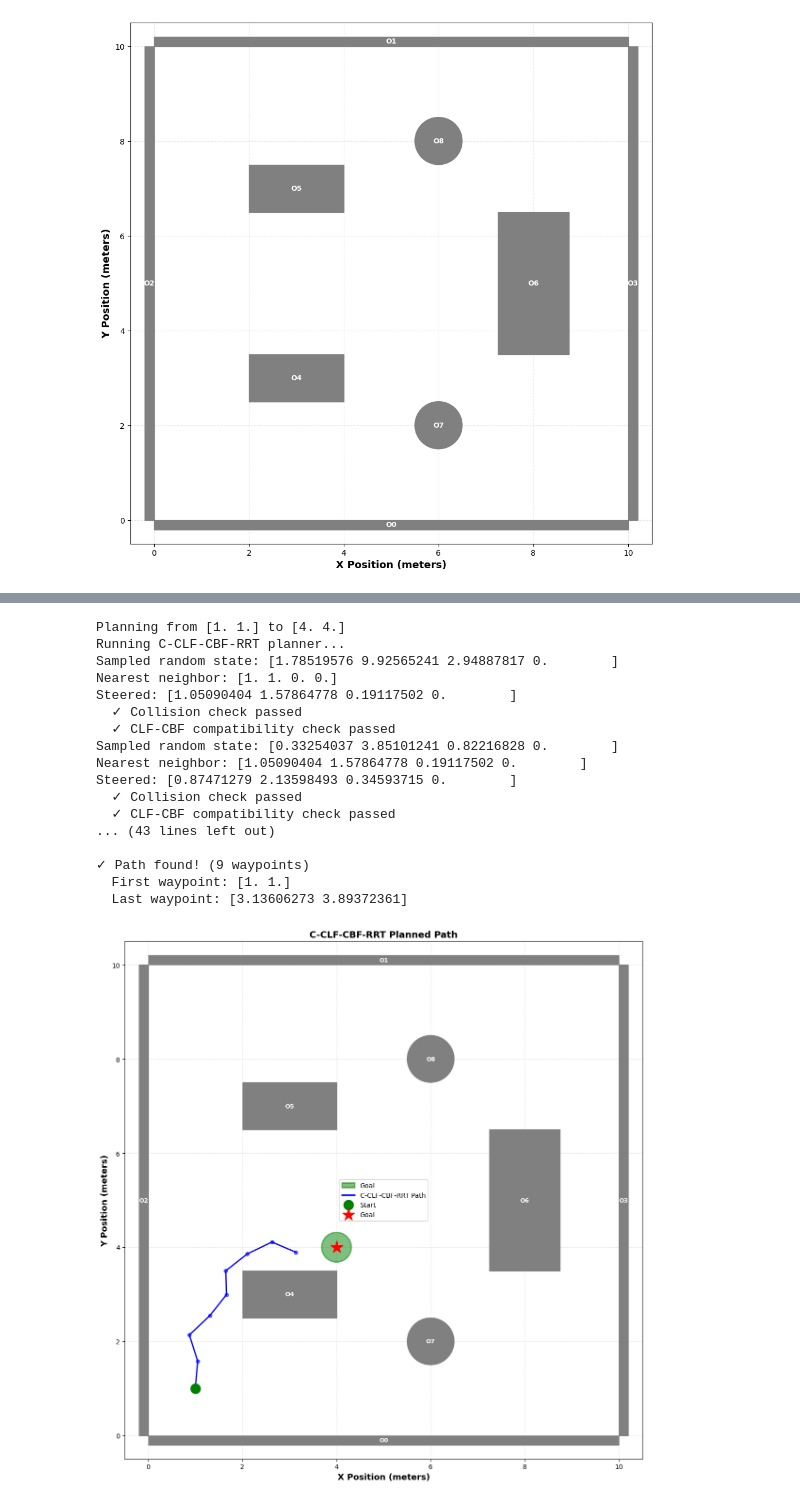
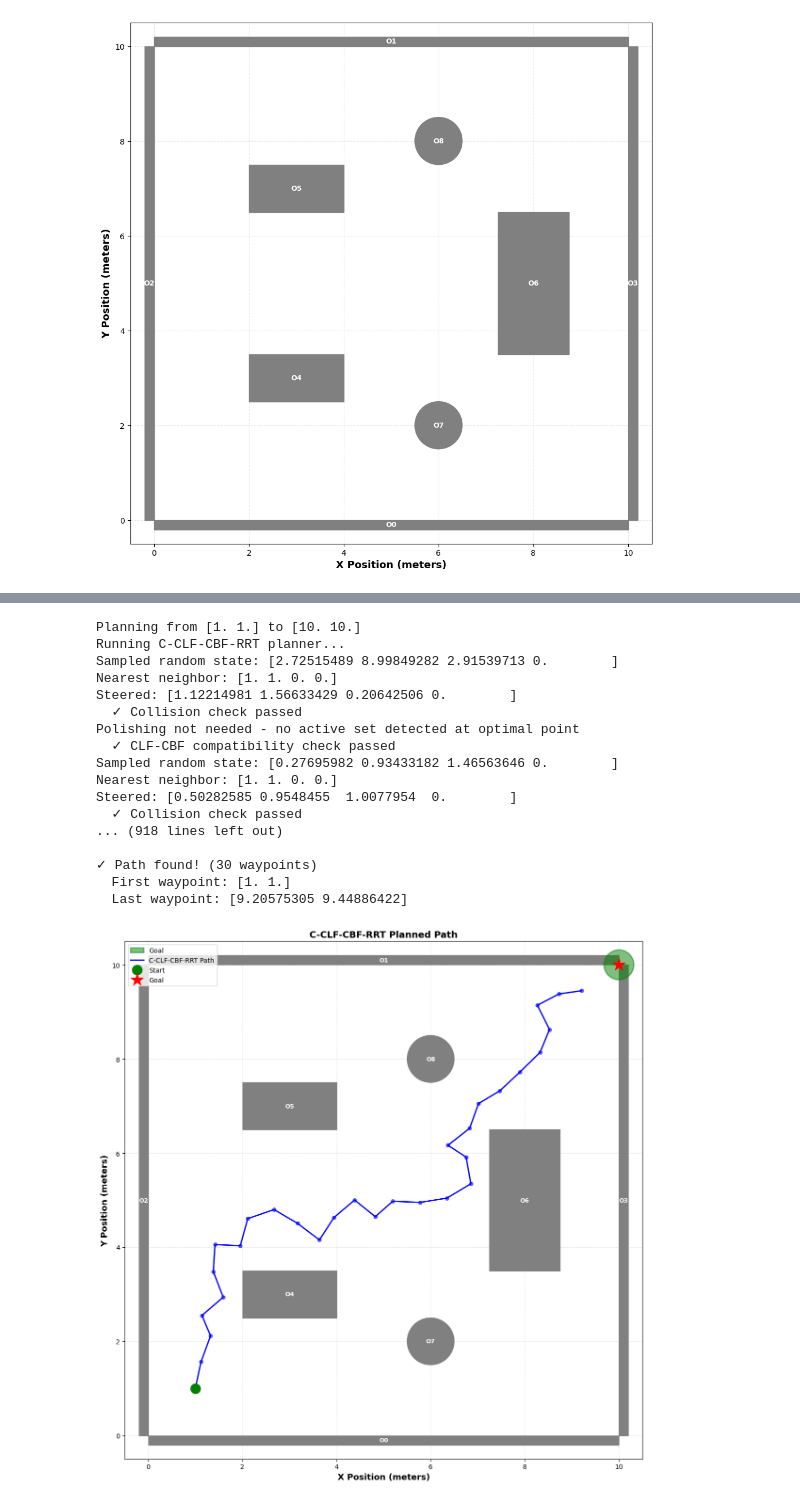
Before and after one commit to mtaruno/long-horizon, a Jupyter notebook: notebooks/2.2. clf-cbf-rrt-baseline.ipynb, the cells around one changed output, grey strips where cells are left out. Cells and saved outputs as stored; diff of their text form; code cells hidden in the pictures.

```diff
--- a/notebooks/2.2. clf-cbf-rrt-baseline.ipynb
+++ b/notebooks/2.2. clf-cbf-rrt-baseline.ipynb
@@ -122,7 +101,7 @@ planner = CCLFCBFRRT(
 # Define start and goal states
 # Start: [x, y, theta, v] - internal state format
 x_init = np.array([1.0, 1.0, 0.0, 0.0])  # Start at (1, 1), facing right, stopped
-x_goal = np.array([4.0, 4.0, 0.0, 0.0])  # Goal position (can be 2D or 4D)
+x_goal = np.array([10.0, 10.0, 0.0, 0.0])  # Goal position (can be 2D or 4D)
 
 print(f"Planning from {x_init[:2]} to {x_goal[:2]}")
 print("Running C-CLF-CBF-RRT planner...")
@@ -137,41 +116,41 @@ if path is not None:
 
     # Visualize the path
     viz = EnvironmentVisualizer(env)
     fig, ax = viz.plot_environment(goal=x_goal)
 
     # Plot path
     path_array = np.array(path)
     ax.plot(path_array[:, 0], path_array[:, 1], 'b-', linewidth=2, label='C-CLF-CBF-RRT Path', zorder=3)
     ax.scatter(path_array[:, 0], path_array[:, 1], c='blue', s=30, zorder=4, alpha=0.6)
 
     # Plot start and goal
     ax.plot(x_init[0], x_init[1], 'go', markersize=15, label='Start', zorder=5)
     ax.plot(x_goal[0], x_goal[1], 'r*', markersize=20, label='Goal', zorder=5)
 
     ax.set_title("C-CLF-CBF-RRT Planned Path", fontsize=14, fontweight='bold')
     ax.legend()
     plt.tight_layout()
     plt.show()
 
 else:
     print("\n✗ Planning failed - no path found")
     print("  Try increasing max_iter or adjusting step_size/goal_tolerance")
 # %% [output]
-Planning from [1. 1.] to [4. 4.]
+Planning from [1. 1.] to [10. 10.]
 Running C-CLF-CBF-RRT planner...
-Sampled random state: [1.78519576 9.92565241 2.94887817 0.        ]
+Sampled random state: [2.72515489 8.99849282 2.91539713 0.        ]
 Nearest neighbor: [1. 1. 0. 0.]
-Steered: [1.05090404 1.57864778 0.19117502 0.        ]
+Steered: [1.12214981 1.56633429 0.20642506 0.        ]
   ✓ Collision check passed
+Polishing not needed - no active set detected at optimal point
   ✓ CLF-CBF compatibility check passed
-Sampled random state: [0.33254037 3.85101241 0.82216828 0.        ]
-Nearest neighbor: [1.05090404 1.57864778 0.19117502 0.        ]
-Steered: [0.87471279 2.13598493 0.34593715 0.        ]
+Sampled random state: [0.27695982 0.93433182 1.46563646 0.        ]
+Nearest neighbor: [1. 1. 0. 0.]
+Steered: [0.50282585 0.9548455  1.0077954  0.        ]
   ✓ Collision check passed
-  ✓ CLF-CBF compatibility check passed
-... (43 lines left out)
+... (918 lines left out)
 
-✓ Path found! (9 waypoints)
+✓ Path found! (30 waypoints)
   First waypoint: [1. 1.]
-  Last waypoint: [3.13606273 3.89372361]
+  Last waypoint: [9.20575305 9.44886422]
-[figure, old version]
+[figure, new version]
```
Also changed, not shown: parts of 2 cells of this notebook, 11 other files.
